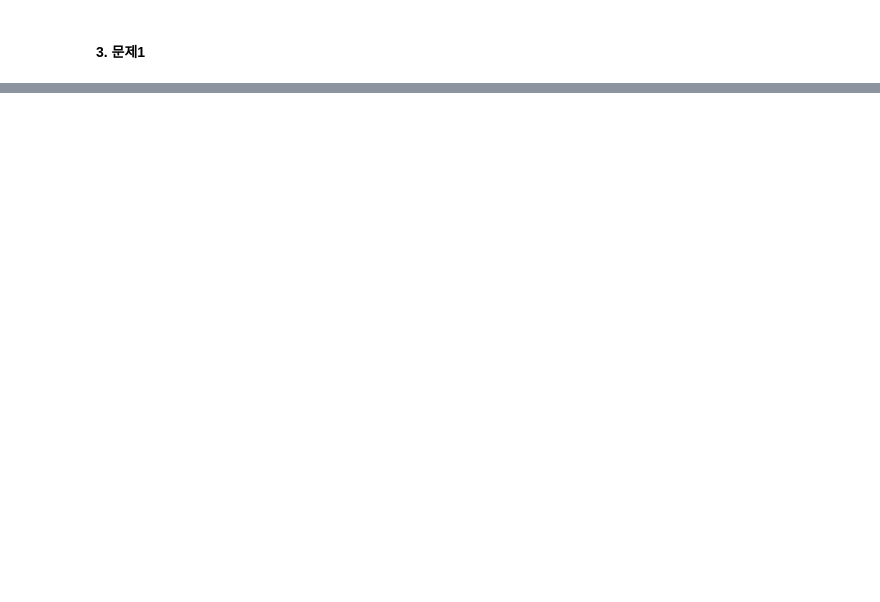
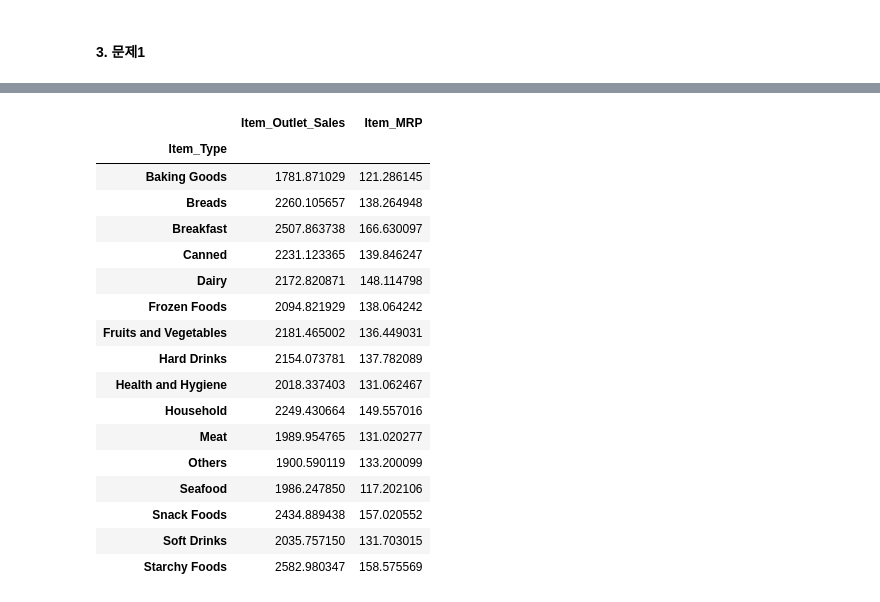
Before and after one commit to youngai1112/MachineLearning, a Jupyter notebook: 04.회귀/1231.빅마트_회귀분석.ipynb, the cells around one changed output, grey strips where cells are left out. Drawn from its saved outputs; the diff is of its cells as text; code cells hidden in the pictures; blank space fills up the shorter version.

```diff
--- a/04.회귀/1231.빅마트_회귀분석.ipynb
+++ b/04.회귀/1231.빅마트_회귀분석.ipynb
@@ -88,0 +67,4 @@ Item_Outlet_Sales: Sales of the product in the particular store. This is the out
+# %%
+# Item_Fat_Content를 LF(low fat)과 REG(Regular)로 분류
+df['LF'] = df.apply(lambda x: 'LF' if x.Item_Fat_Content == 'Low Fat' else 'REG', axis=1)
+df.head()
@@ -88,0 +80,3 @@ Item_Outlet_Sales: Sales of the product in the particular store. This is the out
+# %%
+df1 = df[df.LF == 'LF'][['Item_Type', 'Item_MRP', 'Item_Outlet_Sales']]
+df1
@@ -88,0 +97,22 @@ Item_Outlet_Sales: Sales of the product in the particular store. This is the out
+# %%
+df1 = df1.groupby('Item_Type')[['Item_Outlet_Sales', 'Item_MRP']].mean()
+df1
+# %% [output]
+|  | Item_Outlet_Sales | Item_MRP |
+| Item_Type |  |  |
+| Baking Goods | 1781.871029 | 121.286145 |
+| Breads | 2260.105657 | 138.264948 |
+| Breakfast | 2507.863738 | 166.630097 |
+| Canned | 2231.123365 | 139.846247 |
+| Dairy | 2172.820871 | 148.114798 |
+| Frozen Foods | 2094.821929 | 138.064242 |
+| Fruits and Vegetables | 2181.465002 | 136.449031 |
+| Hard Drinks | 2154.073781 | 137.782089 |
+| Health and Hygiene | 2018.337403 | 131.062467 |
+| Household | 2249.430664 | 149.557016 |
+| Meat | 1989.954765 | 131.020277 |
+| Others | 1900.590119 | 133.200099 |
+| Seafood | 1986.247850 | 117.202106 |
+| Snack Foods | 2434.889438 | 157.020552 |
+| Soft Drinks | 2035.757150 | 131.703015 |
+| Starchy Foods | 2582.980347 | 158.575569 |
```
Also changed, not shown: parts of 19 cells of this notebook.
